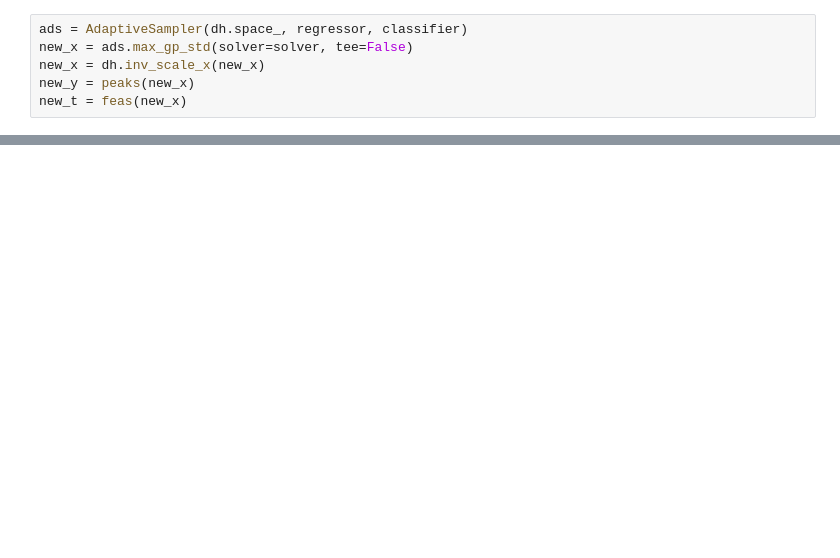
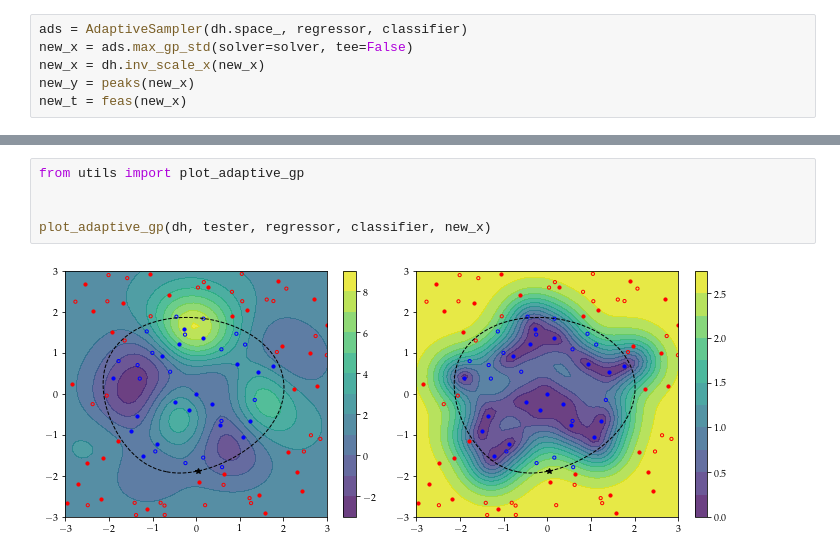
Before and after one commit to MGuo-Lab/oodx, a Jupyter notebook: notebooks/adaptive_sampling.ipynb, the cells around one changed output, grey strips where cells are left out. Cells and saved outputs as stored; diff of their text form; blank space fills up the shorter version.

```diff
--- a/notebooks/adaptive_sampling.ipynb
+++ b/notebooks/adaptive_sampling.ipynb
@@ -965,0 +399,7 @@ MAXE     5.084        3.365        3.365
+# %%
+from utils import plot_adaptive_gp
+
+
+plot_adaptive_gp(dh, tester, regressor, classifier, new_x)
+# %% [output]
+[figure, added]
```
Also changed, not shown: parts of 17 cells of this notebook.
